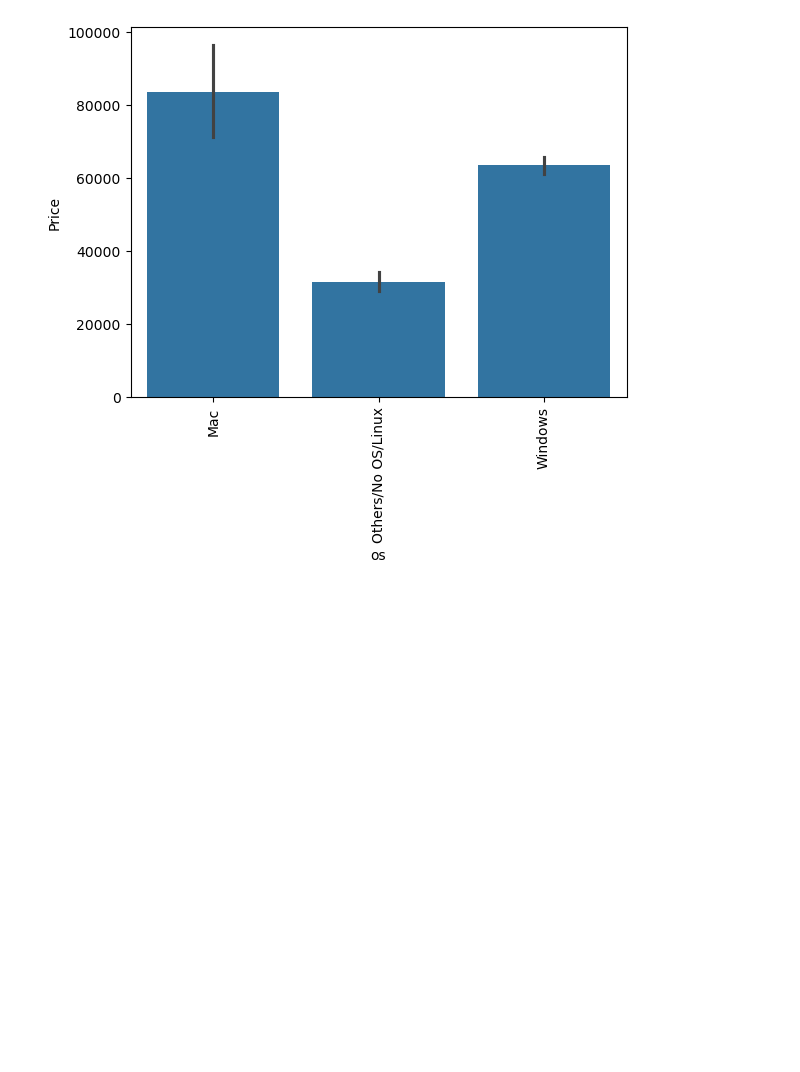
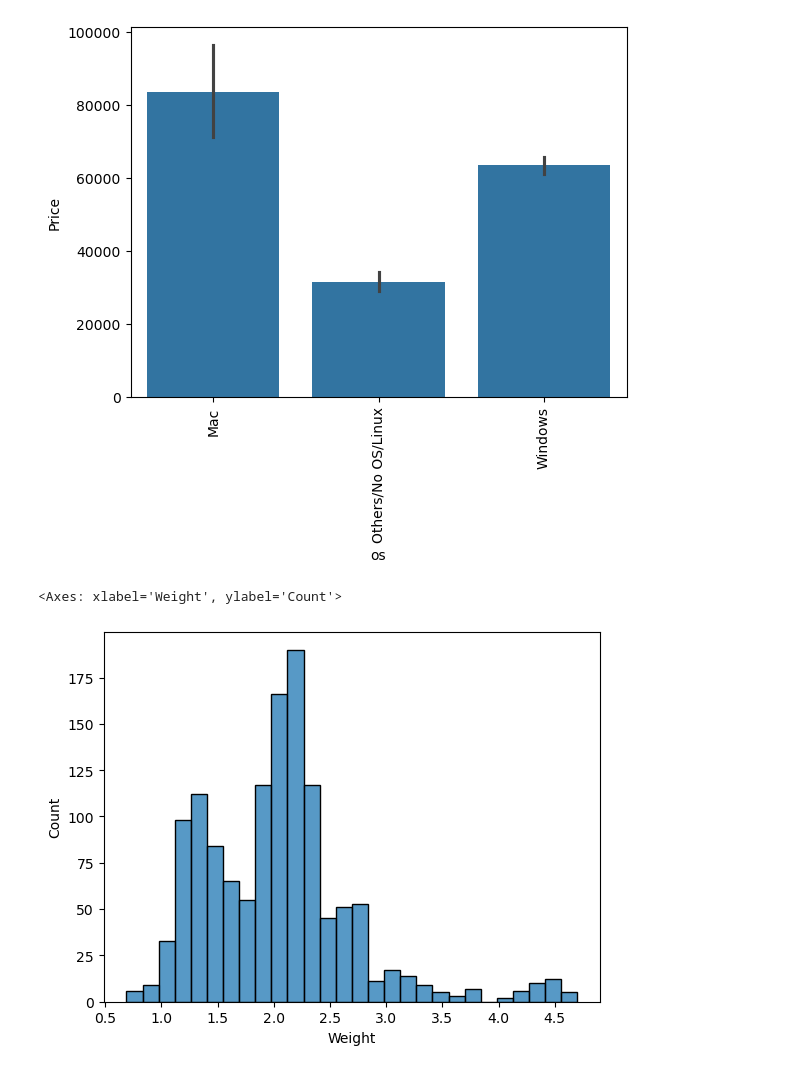
Before and after one commit to vanix056/Laptop_Price_predictor, a Jupyter notebook: Laptop_price_predictor.ipynb, the cells around one changed output. Cells and saved outputs as stored; diff of their text form; code cells hidden in the pictures; blank space fills up the shorter version.

```diff
--- a/Laptop_price_predictor.ipynb
+++ b/Laptop_price_predictor.ipynb
@@ -666,3 +666,8 @@ plt.xticks(rotation='vertical')
 plt.show()
 # %% [output]
 [figure]
+# %%
+sb.histplot(read_csv['Weight'])
+# %% [output]
+<Axes: xlabel='Weight', ylabel='Count'>
+[figure, added]
```
Also changed, not shown: parts of 2 cells of this notebook.
